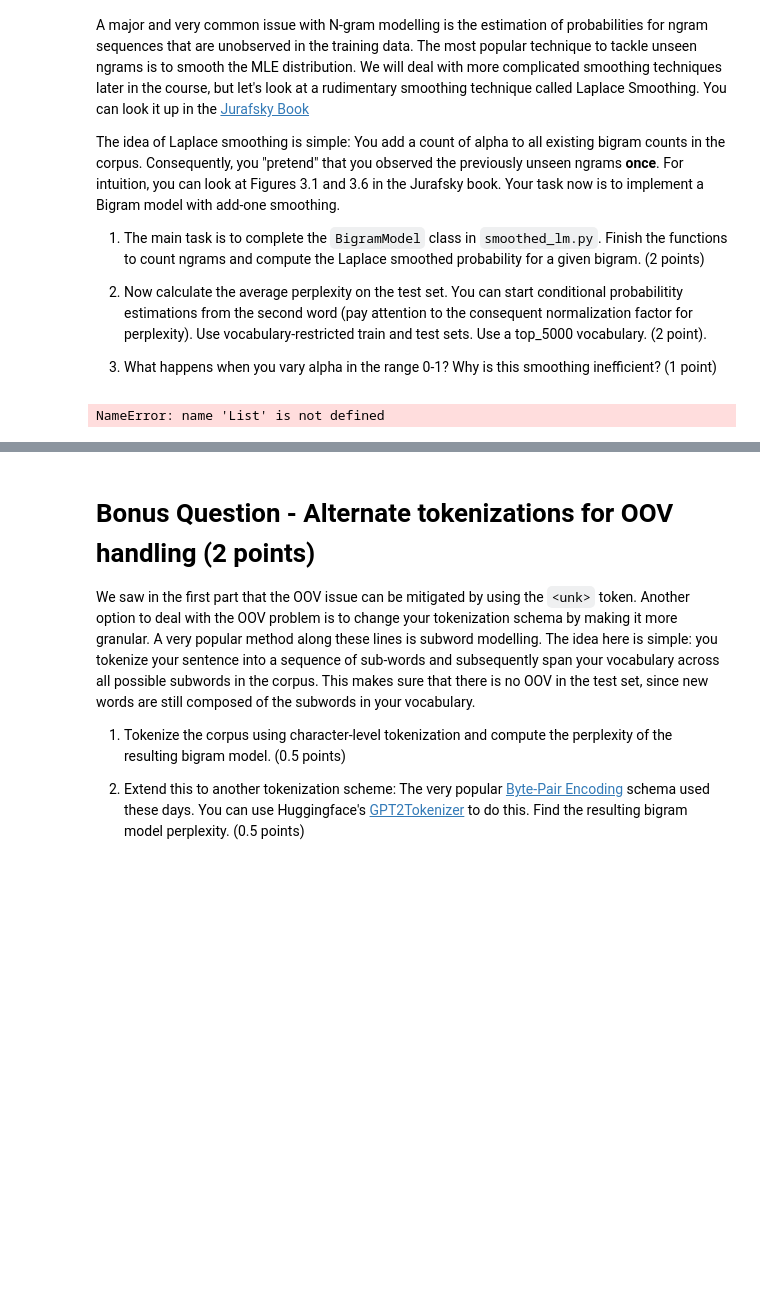
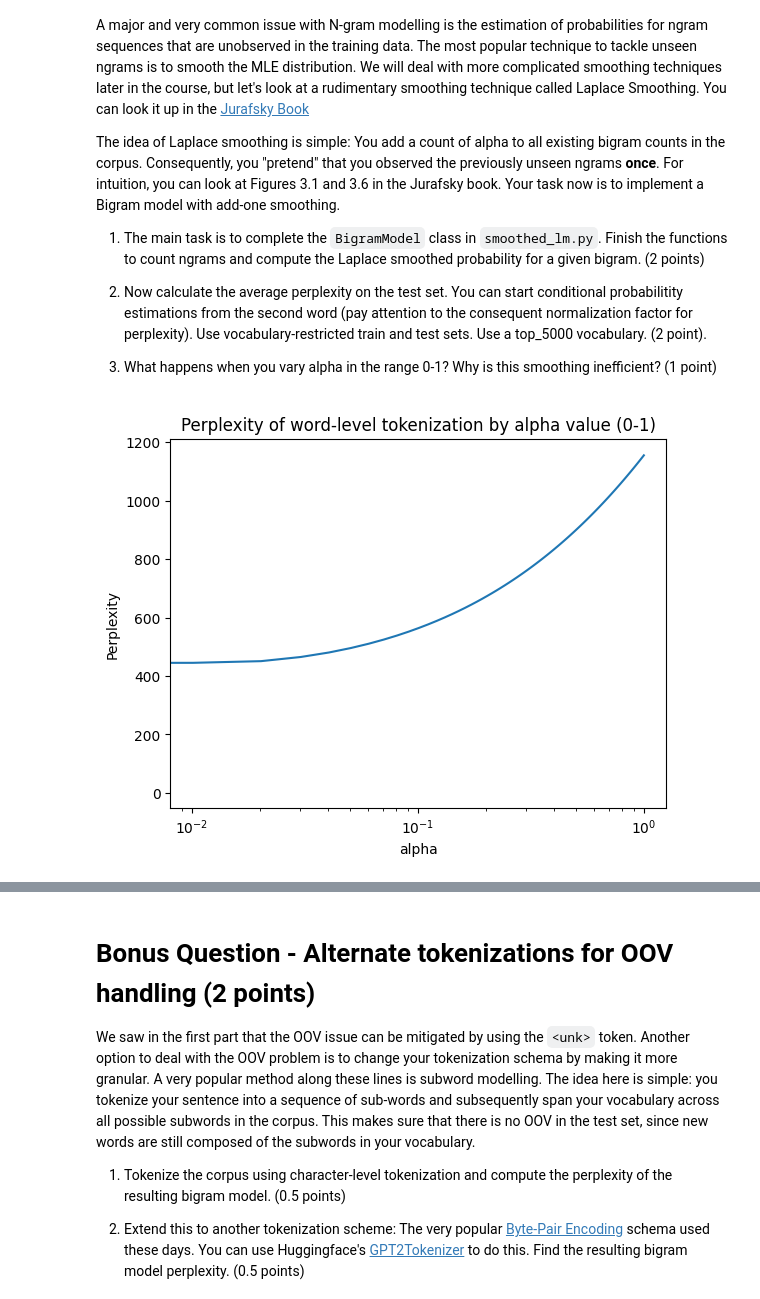
Before and after one commit to WilliamPLaCroix/SNLP-Assignments, a Jupyter notebook: Assignment_4/Assignment4.ipynb, the cells around one changed output, grey strips where cells are left out. Cells and saved outputs as stored; diff of their text form; code cells hidden in the pictures; blank space fills up the shorter version.

```diff
--- a/Assignment_4/Assignment4.ipynb
+++ b/Assignment_4/Assignment4.ipynb
@@ -95,6 +100,7 @@ The idea of Laplace smoothing is simple: You add a count of alpha to all existin
 import smoothed_lm
 from importlib import reload
 smoothed_lm=reload(smoothed_lm)
+from tqdm import tqdm
 
 # Create Vocabulary with most popular 5000 words in the train set
 vocab=oov.make_vocab(train,5000)
@@ -103,13 +109,23 @@ vocab=oov.make_vocab(train,5000)
 vocabulary_restricted_train=oov.restrict_vocab(train,vocab)
 vocabulary_restricted_test=oov.restrict_vocab(test,vocab)
 
+word_perplexity_list = list()
+alphas = np.linspace(0,1,100)
 
 #Complete the class
-for alpha in [0.000001, 0.00001, 0.0001, 0.001, 0.01, 0.1, 0.5, 1]:
+for alpha in tqdm(alphas):
     model=smoothed_lm.BigramModel(vocabulary_restricted_train,vocabulary_restricted_test,alpha)
     model.logprob(('and','the'))
-
+    perplexity = model.perplexity()
     #Calculate Average test perplexity
-    print("For alpha =", alpha, "perplexity is", model.perplexity())
+    # print("For alpha =", alpha, "perplexity is", perplexity)
+    word_perplexity_list.append(perplexity)
-# %% [output]
-NameError: name 'List' is not defined
+# %%
+plt.plot(alphas, word_perplexity_list)
+plt.xscale("log")
+plt.ylabel("Perplexity")
+plt.xlabel("alpha")
+plt.title("Perplexity of word-level tokenization by alpha value (0-1)")
+plt.show()
+# %% [output]
+[figure, added]
```
Also changed, not shown: parts of 8 cells of this notebook, 1 other file.
